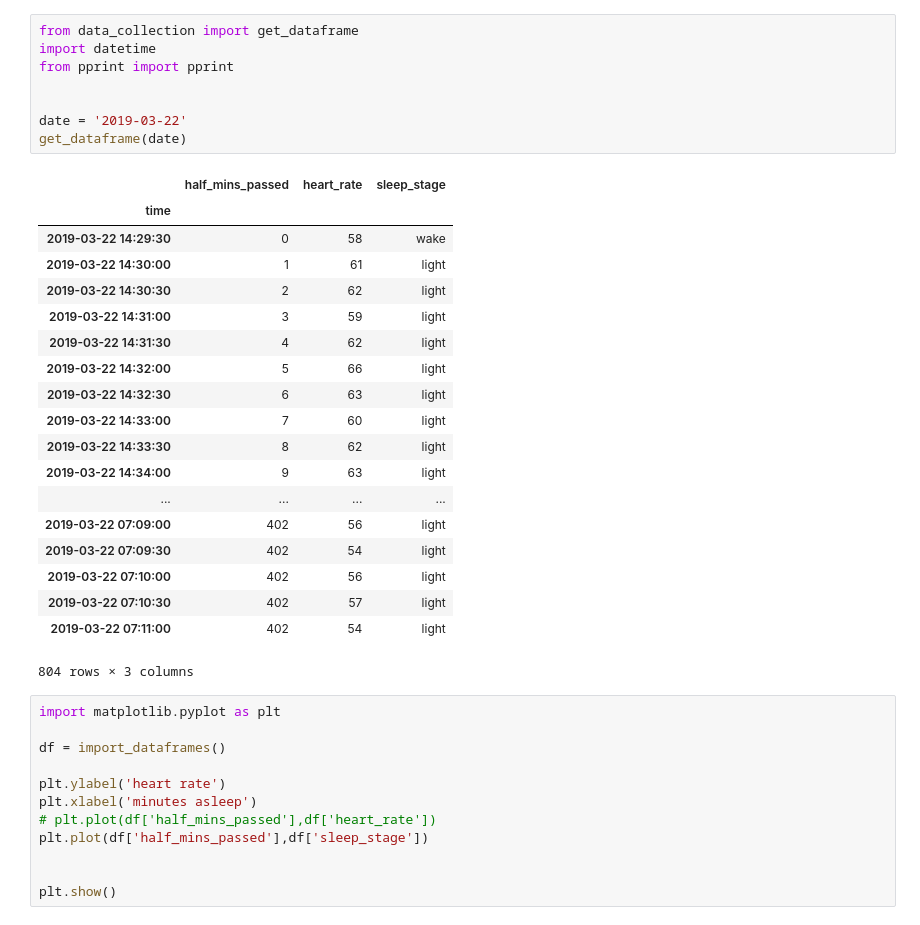
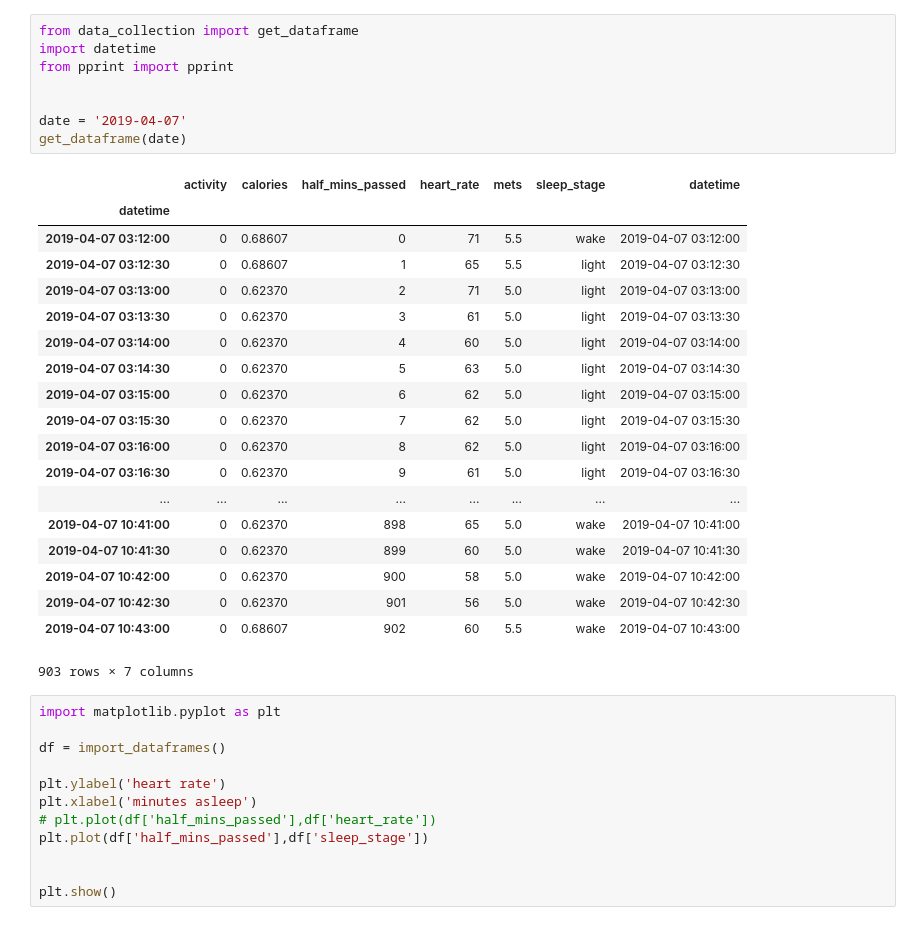
Before and after one commit to giokhar/sleep-pattern-recognition, a Jupyter notebook: Analysis.ipynb, the cells around one changed output. Cells and saved outputs as stored; diff of their text form.

```diff
--- a/Analysis.ipynb
+++ b/Analysis.ipynb
@@ -22,31 +22,31 @@ accuracy_score(y2, y2_model)
 # %%
 from data_collection import get_dataframe
 import datetime
 from pprint import pprint
 
 
-date = '2019-03-22'
+date = '2019-04-07'
 get_dataframe(date)
 # %% [output]
-|  | half_mins_passed | heart_rate | sleep_stage |
-| time |  |  |  |
-| 2019-03-22 14:29:30 | 0 | 58 | wake |
-| 2019-03-22 14:30:00 | 1 | 61 | light |
-| 2019-03-22 14:30:30 | 2 | 62 | light |
-| 2019-03-22 14:31:00 | 3 | 59 | light |
-| 2019-03-22 14:31:30 | 4 | 62 | light |
-| 2019-03-22 14:32:00 | 5 | 66 | light |
-| 2019-03-22 14:32:30 | 6 | 63 | light |
-| 2019-03-22 14:33:00 | 7 | 60 | light |
-| 2019-03-22 14:33:30 | 8 | 62 | light |
-| 2019-03-22 14:34:00 | 9 | 63 | light |
-| ... | ... | ... | ... |
-| 2019-03-22 07:09:00 | 402 | 56 | light |
-| 2019-03-22 07:09:30 | 402 | 54 | light |
-| 2019-03-22 07:10:00 | 402 | 56 | light |
-| 2019-03-22 07:10:30 | 402 | 57 | light |
-| 2019-03-22 07:11:00 | 402 | 54 | light |
+|  | activity | calories | half_mins_passed | heart_rate | mets | sleep_stage | datetime |
+| datetime |  |  |  |  |  |  |  |
+| 2019-04-07 03:12:00 | 0 | 0.68607 | 0 | 71 | 5.5 | wake | 2019-04-07 03:12:00 |
+| 2019-04-07 03:12:30 | 0 | 0.68607 | 1 | 65 | 5.5 | light | 2019-04-07 03:12:30 |
+| 2019-04-07 03:13:00 | 0 | 0.62370 | 2 | 71 | 5.0 | light | 2019-04-07 03:13:00 |
+| 2019-04-07 03:13:30 | 0 | 0.62370 | 3 | 61 | 5.0 | light | 2019-04-07 03:13:30 |
+| 2019-04-07 03:14:00 | 0 | 0.62370 | 4 | 60 | 5.0 | light | 2019-04-07 03:14:00 |
+| 2019-04-07 03:14:30 | 0 | 0.62370 | 5 | 63 | 5.0 | light | 2019-04-07 03:14:30 |
+| 2019-04-07 03:15:00 | 0 | 0.62370 | 6 | 62 | 5.0 | light | 2019-04-07 03:15:00 |
+| 2019-04-07 03:15:30 | 0 | 0.62370 | 7 | 62 | 5.0 | light | 2019-04-07 03:15:30 |
+| 2019-04-07 03:16:00 | 0 | 0.62370 | 8 | 62 | 5.0 | light | 2019-04-07 03:16:00 |
+| 2019-04-07 03:16:30 | 0 | 0.62370 | 9 | 61 | 5.0 | light | 2019-04-07 03:16:30 |
+| ... | ... | ... | ... | ... | ... | ... | ... |
+| 2019-04-07 10:41:00 | 0 | 0.62370 | 898 | 65 | 5.0 | wake | 2019-04-07 10:41:00 |
+| 2019-04-07 10:41:30 | 0 | 0.62370 | 899 | 60 | 5.0 | wake | 2019-04-07 10:41:30 |
+| 2019-04-07 10:42:00 | 0 | 0.62370 | 900 | 58 | 5.0 | wake | 2019-04-07 10:42:00 |
+| 2019-04-07 10:42:30 | 0 | 0.62370 | 901 | 56 | 5.0 | wake | 2019-04-07 10:42:30 |
+| 2019-04-07 10:43:00 | 0 | 0.68607 | 902 | 60 | 5.5 | wake | 2019-04-07 10:43:00 |
-804 rows × 3 columns
+903 rows × 7 columns
 # %%
 import matplotlib.pyplot as plt
 
```
Also changed, not shown: parts of 1 cell of this notebook, 1 other file.
